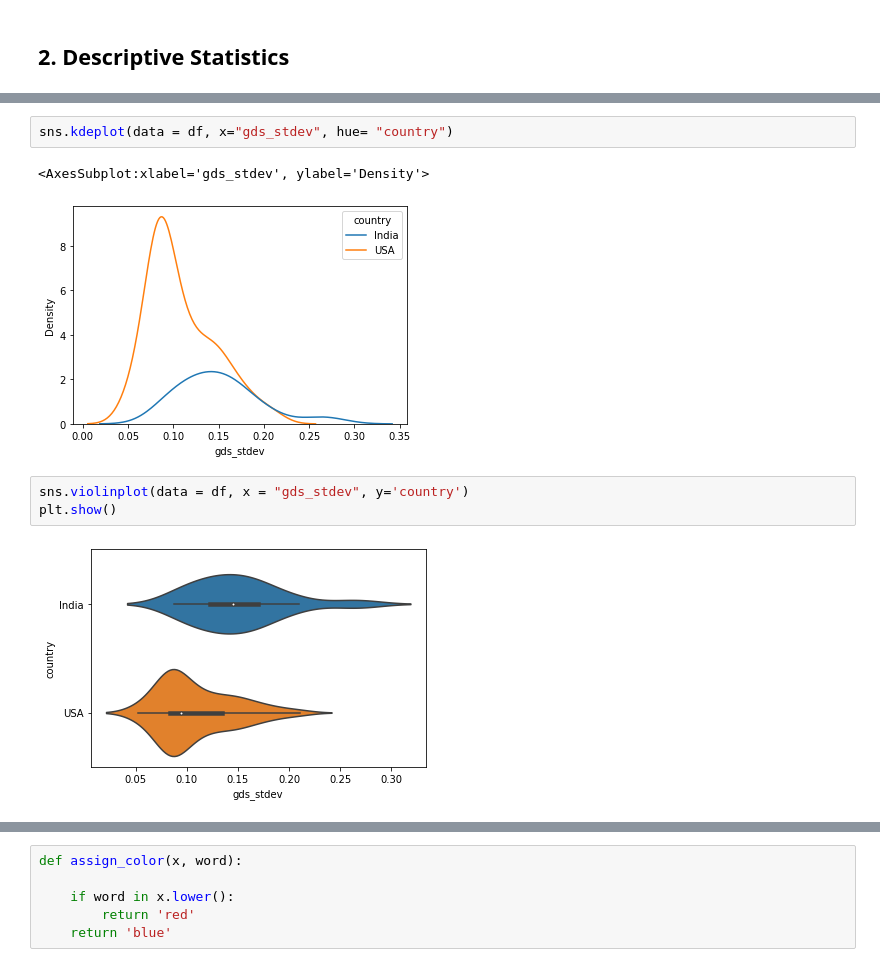
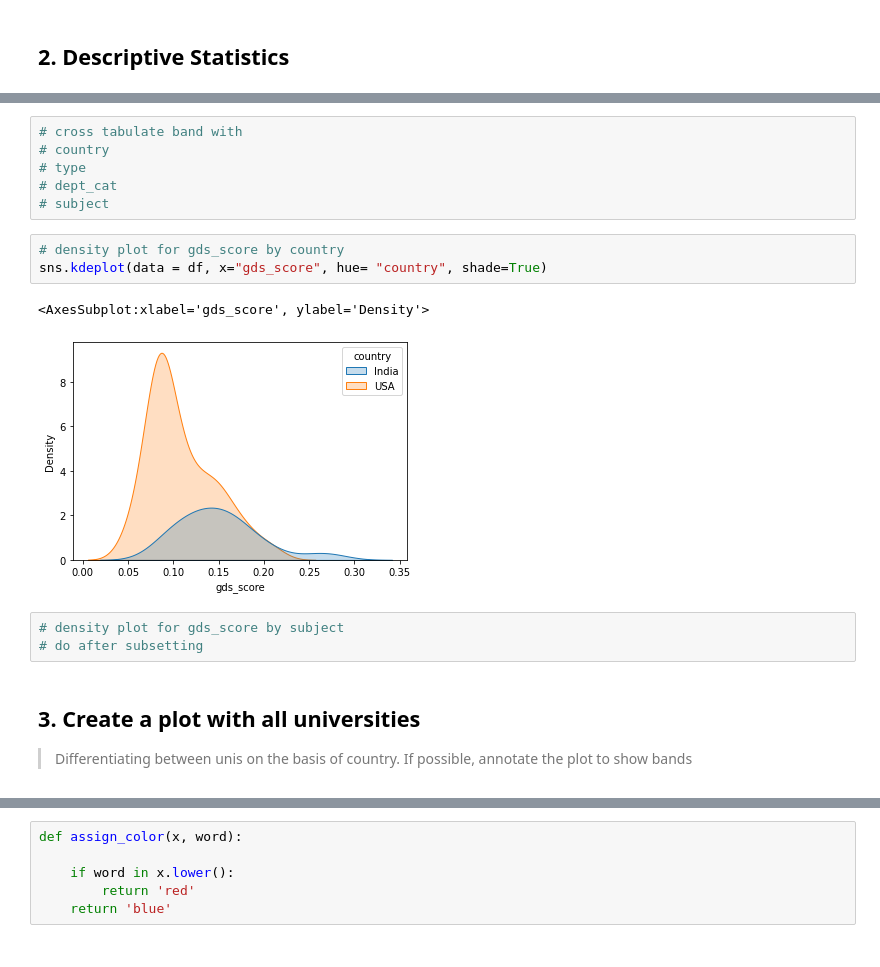
Before and after one commit to ry05/data-science-education-research, a Jupyter notebook: data_analysis/notebooks/03_gds_analysis.ipynb, the cells around one changed output, grey strips where cells are left out. Drawn from its saved outputs; the diff is of its cells as text.

```diff
--- a/data_analysis/notebooks/03_gds_analysis.ipynb
+++ b/data_analysis/notebooks/03_gds_analysis.ipynb
@@ -180,11 +166,19 @@ df[df.uni_name=="Indian Institute of Science Bangalore"]
+# %%
+# cross tabulate band with
+# country
+# type
+# dept_cat
+# subject
 # %%
-sns.kdeplot(data = df, x="gds_stdev", hue= "country")
+# density plot for gds_score by country
+sns.kdeplot(data = df, x="gds_score", hue= "country", shade=True)
 # %% [output]
-<AxesSubplot:xlabel='gds_stdev', ylabel='Density'>
+<AxesSubplot:xlabel='gds_score', ylabel='Density'>
-[figure, old version]
+[figure, new version]
-# %%
-sns.violinplot(data = df, x = "gds_stdev", y='country')
-plt.show()
-# %% [output]
-[figure, removed]
+# %%
+# density plot for gds_score by subject
+# do after subsetting
+# %% [markdown]
+## 3. Create a plot with all universities
+> Differentiating between unis on the basis of country. If possible, annotate the plot to show bands
 # %%
```
Also changed, not shown: parts of 23 cells of this notebook, 22 other files.
